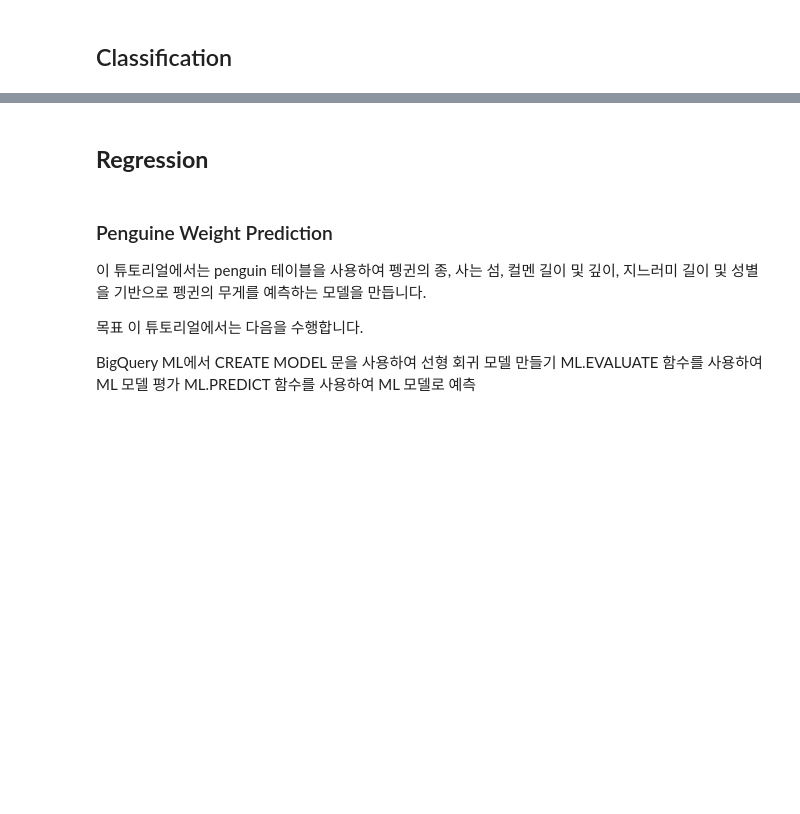
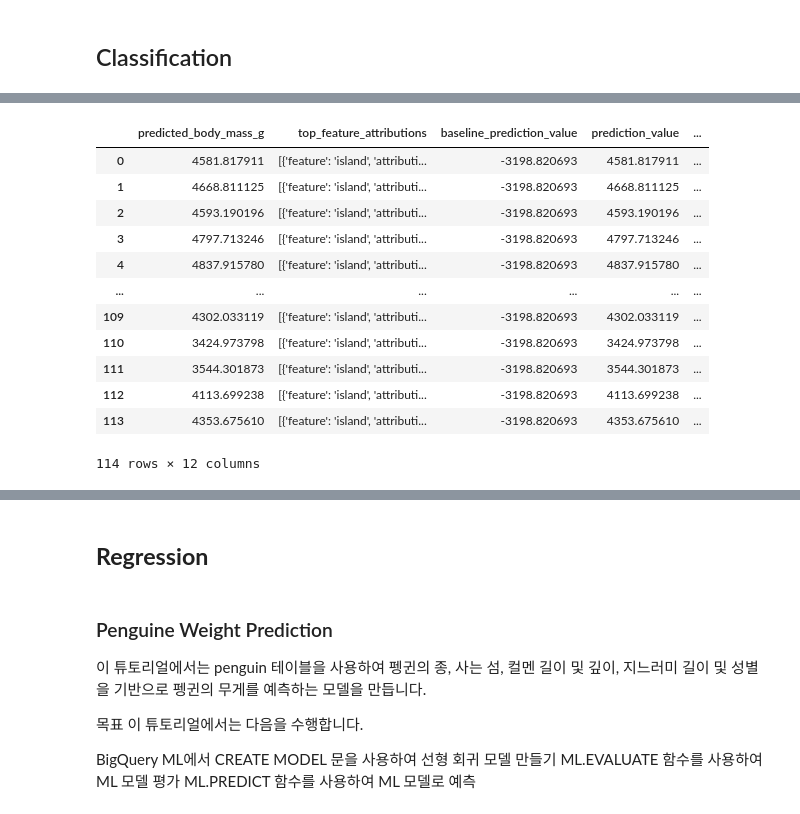
Before and after one commit to kpyopark/bqml_training_list, a Jupyter notebook: Training_List.ipynb, the cells around one changed output, grey strips where cells are left out. Drawn from its saved outputs; the diff is of its cells as text; code cells hidden in the pictures; blank space fills up the shorter version.

```diff
--- a/Training_List.ipynb
+++ b/Training_List.ipynb
@@ -74,0 +259,17 @@ BQML은 다음과 같은 카테고리의 알고리즘을 지원합니다.
+# %%
+client.query(f"""
+select * from ML.EXPLAIN_PREDICT(MODEL `{dataset_id}.{model_name}`,(select * from `{dataset_id}.{test_table_name}` where body_mass_g is not null))""").to_dataframe()
+# %% [output]
+|  | predicted_body_mass_g | top_feature_attributions | baseline_prediction_value | prediction_value | ... |
+| 0 | 4581.817911 | [{'feature': 'island', 'attributi... | -3198.820693 | 4581.817911 | ... |
+| 1 | 4668.811125 | [{'feature': 'island', 'attributi... | -3198.820693 | 4668.811125 | ... |
+| 2 | 4593.190196 | [{'feature': 'island', 'attributi... | -3198.820693 | 4593.190196 | ... |
+| 3 | 4797.713246 | [{'feature': 'island', 'attributi... | -3198.820693 | 4797.713246 | ... |
+| 4 | 4837.915780 | [{'feature': 'island', 'attributi... | -3198.820693 | 4837.915780 | ... |
+| ... | ... | ... | ... | ... | ... |
+| 109 | 4302.033119 | [{'feature': 'island', 'attributi... | -3198.820693 | 4302.033119 | ... |
+| 110 | 3424.973798 | [{'feature': 'island', 'attributi... | -3198.820693 | 3424.973798 | ... |
+| 111 | 3544.301873 | [{'feature': 'island', 'attributi... | -3198.820693 | 3544.301873 | ... |
+| 112 | 4113.699238 | [{'feature': 'island', 'attributi... | -3198.820693 | 4113.699238 | ... |
+| 113 | 4353.675610 | [{'feature': 'island', 'attributi... | -3198.820693 | 4353.675610 | ... |
+114 rows × 12 columns
```
Also changed, not shown: parts of 34 cells of this notebook.
